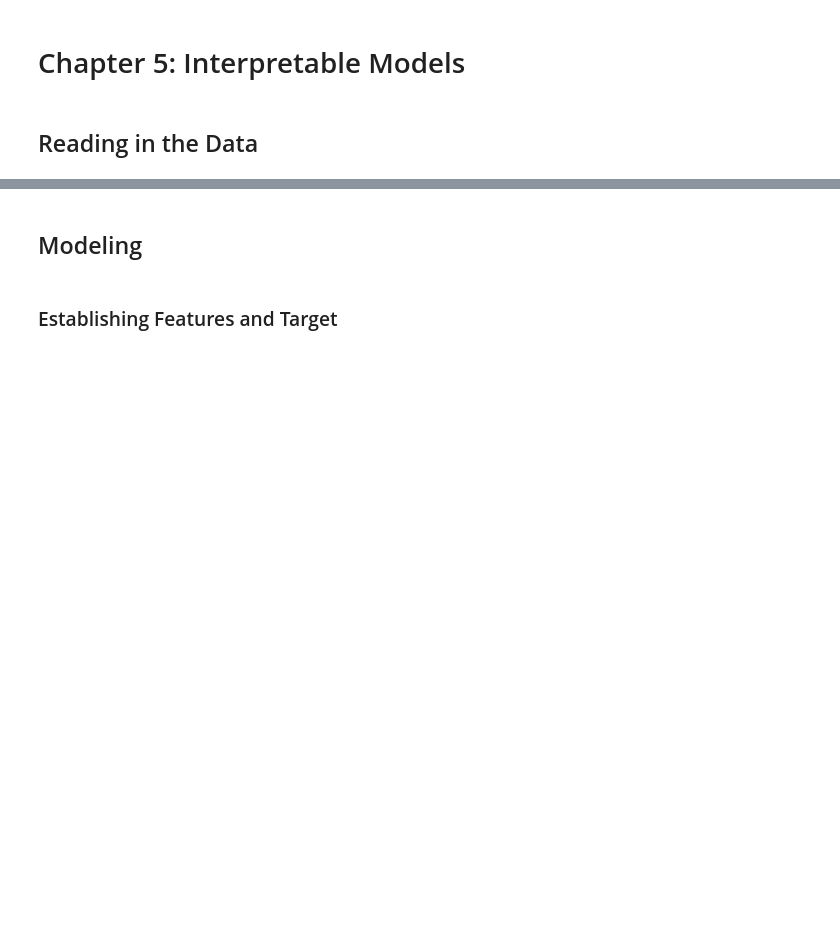
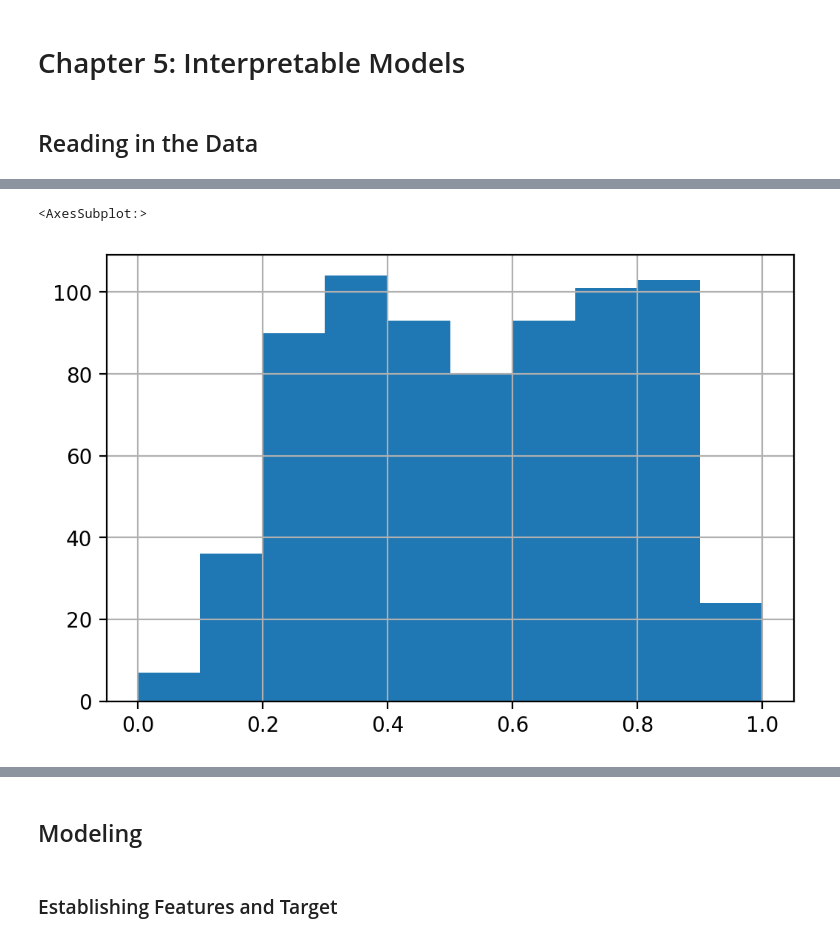
Before and after one commit to christophM/interpretable-ml-book, a Jupyter notebook: Python/bike-sharing/Chapter5-interpretable_models.ipynb, the cells around one changed output, grey strips where cells are left out. Cells and saved outputs as stored; diff of their text form; code cells hidden in the pictures; blank space fills up the shorter version.

```diff
--- a/Python/bike-sharing/Chapter5-interpretable_models.ipynb
+++ b/Python/bike-sharing/Chapter5-interpretable_models.ipynb
@@ -27,0 +35,5 @@ df.drop(sub_features + ['yr', 'mnth', 'weekday'], inplace=True, axis=1)
+# %%
+df['temp'].hist()
+# %% [output]
+<AxesSubplot:>
+[figure, added]
```
Also changed, not shown: parts of 13 cells of this notebook, 3 other files.
